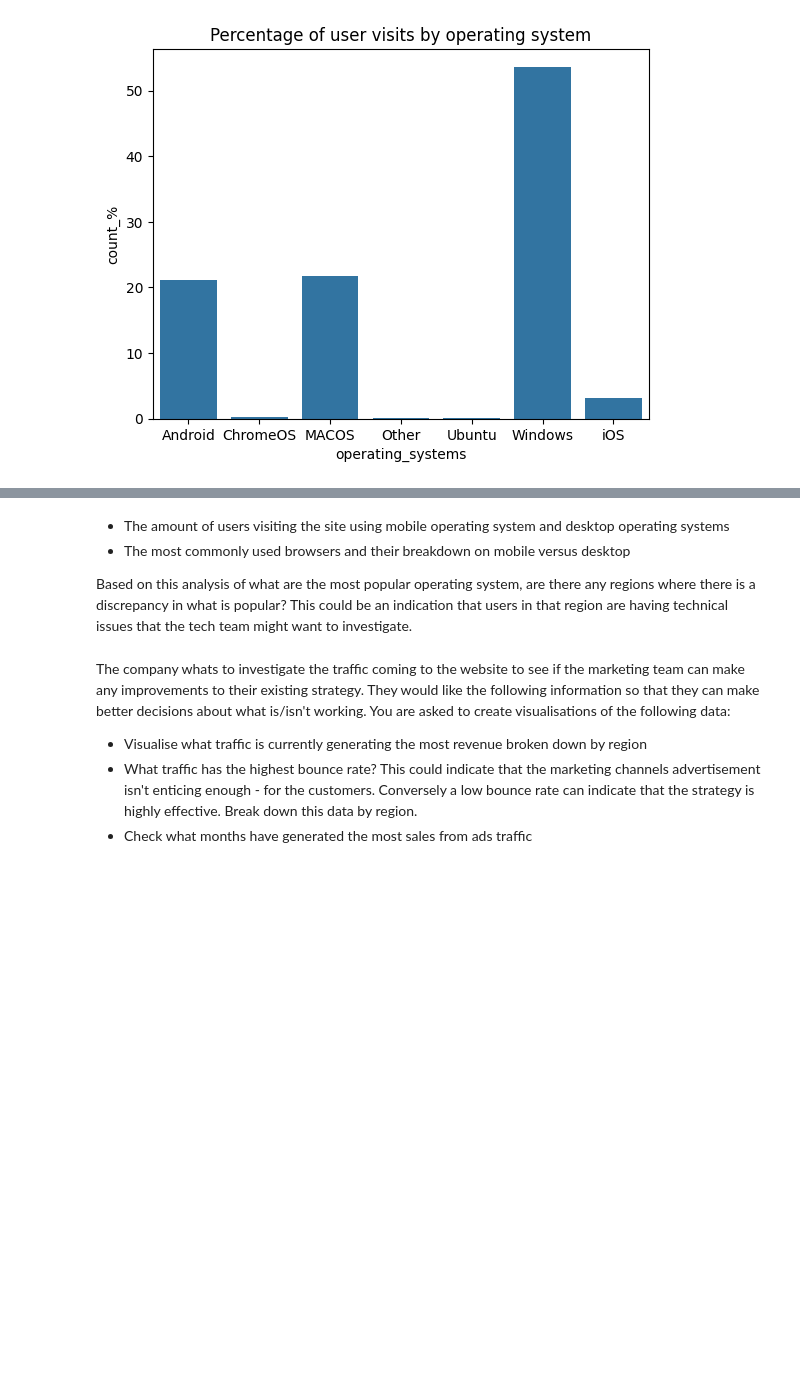
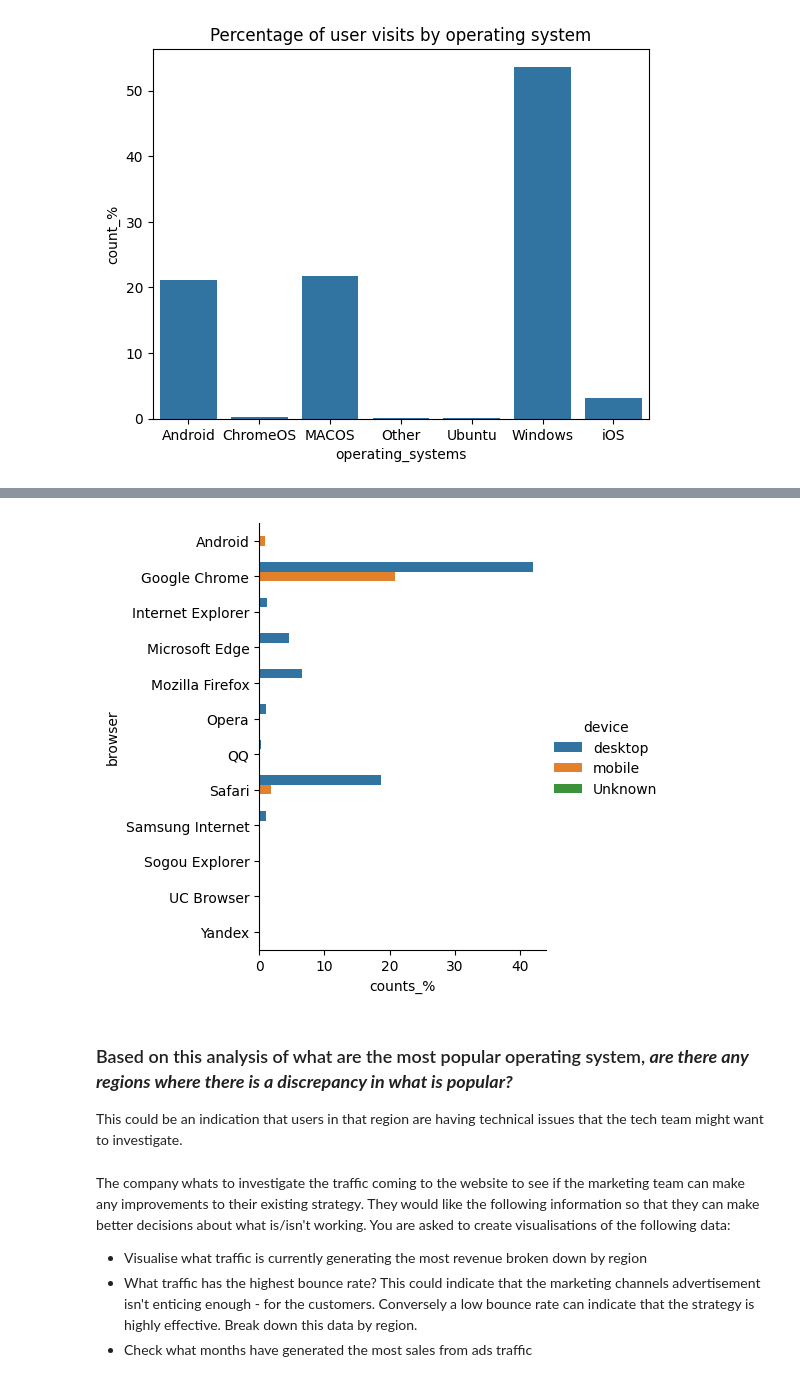
Before and after one commit to selvatica-36/Exploratory-data-analysis---Online-shopping-in-retail, a Jupyter notebook: analysis_report.ipynb, the cells around one changed output, grey strips where cells are left out. Drawn from its saved outputs; the diff is of its cells as text; code cells hidden in the pictures; blank space fills up the shorter version.

```diff
--- a/analysis_report.ipynb
+++ b/analysis_report.ipynb
@@ -270,0 +290,7 @@ plt.show()
+# %%
+browser_device_region = customer_activity_df.copy()
+browser_device_region['device'] = browser_device_region['operating_systems'].map(map_dev)
+browser_device_region['counts'] = 1
+info_extractor = DataFrameInfo(browser_device_region)
+browser_device_region =  info_extractor._get_slice(['browser','region','device','counts'])
+browser_device_region
@@ -270,0 +311,4 @@ plt.show()
+# %%
+browser_device = browser_device_region.groupby(['browser','device']).sum(['counts'])
+browser_device['counts_%'] = (browser_device['counts']/total_entries)*100
+browser_device
@@ -271,9 +334,12 @@ plt.show()
+# %%
+sns.catplot(y='browser', x='counts_%', hue='device', data=browser_device, kind='bar', height=5, aspect=1)
+plt.show()
+# %% [output]
+[figure, added]
 # %% [markdown]
+### Based on this analysis of what are the most popular operating system, ***are there any regions where there is a discrepancy in what is popular?***
 
-- The amount of users visiting the site using mobile operating system and desktop operating systems
-- The most commonly used browsers and their breakdown on mobile versus desktop
-
-Based on this analysis of what are the most popular operating system, are there any regions where there is a discrepancy in what is popular? This could be an indication that users in that region are having technical issues that the tech team might want to investigate.
+This could be an indication that users in that region are having technical issues that the tech team might want to investigate.
 # %% [markdown]
 The company whats to investigate the traffic coming to the website to see if the marketing team can make any improvements to their existing strategy. They would like the following information so that they can make better decisions about what is/isn't working. You are asked to create visualisations of the following data:
 
```
Also changed, not shown: parts of 7 cells of this notebook.
